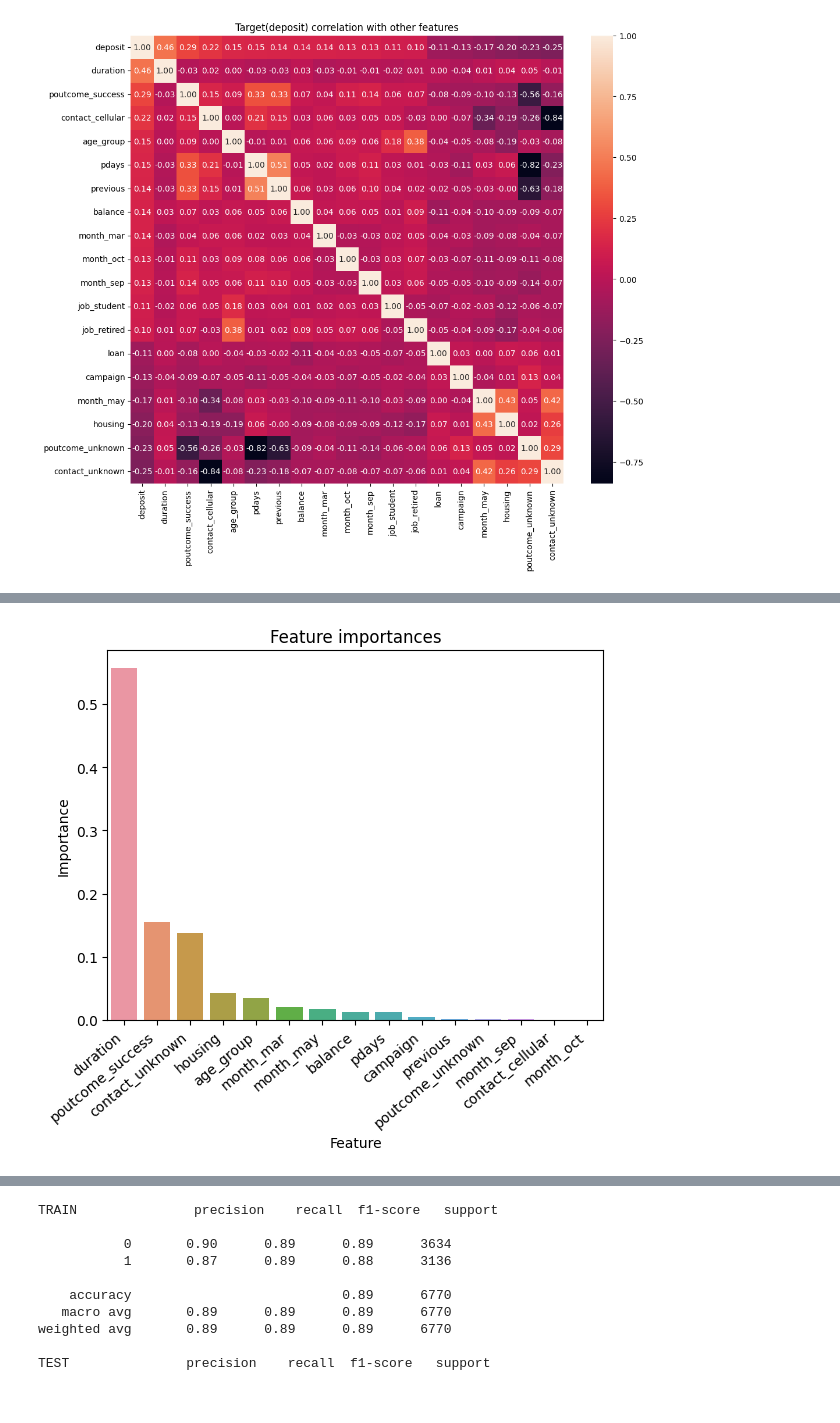
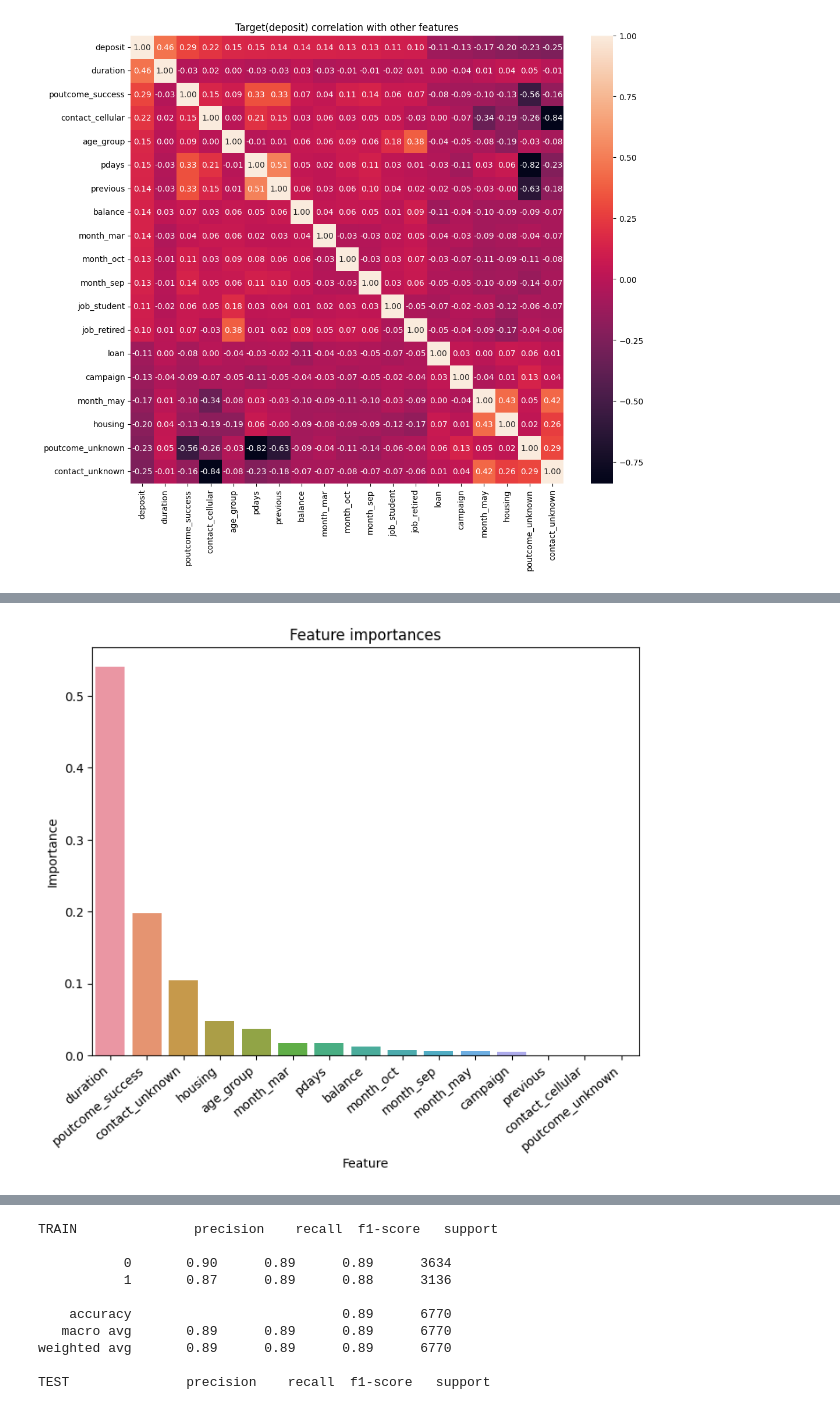
Before and after one commit to ssiarhei115/Customer-Classification, a Jupyter notebook: Project_4_ML.ipynb, the cells around one changed output, grey strips where cells are left out. Drawn from its saved outputs; the diff is of its cells as text; code cells hidden in the pictures.

```diff
--- a/Project_4_ML.ipynb
+++ b/Project_4_ML.ipynb
@@ -476,11 +507,10 @@ Max TEST f1       0.8 with max_depth 6
 # %%
-# обучите решающие деревья, настройте максимальную глубину
+# fit DTC with the best params
+%time
 dt = tree.DecisionTreeClassifier(
-    #criterion='gini',
-    criterion='entropy',
-    random_state=42, #генератор случайных чисел
-    max_depth=6,
-    #min_samples_split=2
+    **dt_best_params,
+    random_state=42
+
 )
 
 dt.fit(X_train_scaled, y_train)
@@ -510,0 +543,3 @@ weighted avg       0.81      0.81      0.81      3335
+# %%
+X_train_sc = pd.DataFrame(X_train_scaled, columns=X_train.columns)
+X_test_sc = pd.DataFrame(X_test_scaled, columns=X_train.columns)
@@ -510,0 +602,9 @@ weighted avg       0.81      0.81      0.81      3335
+# %%
+# 15 features seems to be optimal
+selector = SelectKBest(f_classif, k=15)
+selector.fit(X_train_sc, y_train)
+
+best_fea = selector.get_feature_names_out()
+X_train_scaled = X_train_sc[best_fea]
+X_test_scaled = X_test_sc[best_fea]
+best_fea.tolist()
@@ -510,0 +627,13 @@ weighted avg       0.81      0.81      0.81      3335
+# %%
+dt = tree.DecisionTreeClassifier(
+    **gs.best_params_,
+    random_state=42
+)
+
+dt.fit(X_train_scaled, y_train)
+
+y_pred_train = dt.predict(X_train_scaled)
+y_pred_test = dt.predict(X_test_scaled)
+
+print(f"TRAIN {metrics.classification_report(y_train, y_pred_train)}")
+print(f"TEST {metrics.classification_report(y_test, y_pred_test)}")
@@ -511,11 +658,12 @@ weighted avg       0.81      0.81      0.81      3335
 # %%
-# оцените, какие признаки демонстрируют наибольшую  важность в модели градиентного бустинга
-fea_imp = pd.DataFrame({'feature':X_train.columns, 'importance':dt.feature_importances_}).sort_values(by='importance', ascending=False)
+# plot the most important features for DTC
+fea_imp = pd.DataFrame({'feature':X_train_scaled.columns, 'importance':dt.feature_importances_}).sort_values(by='importance', ascending=False)
 fea_imp.sort_values(by='importance', ascending=False)
 
+plt.subplots(figsize=(8,6))
 bp_imp = sns.barplot(fea_imp, x='feature', y='importance')
 bp_imp.set(xlabel='Feature', ylabel='Importance', title=f"Feature importances")
 plt.xticks(rotation=40, ha='right');
 #bp_imp.tick_params(axis='x',rotation=40, direction='out', pad=2, length=5, grid_alpha=0.3, which='both', color='red')
 # %% [output]
-[figure, old version]
+[figure, new version]
```
Also changed, not shown: parts of 55 cells of this notebook, 1 other file.
